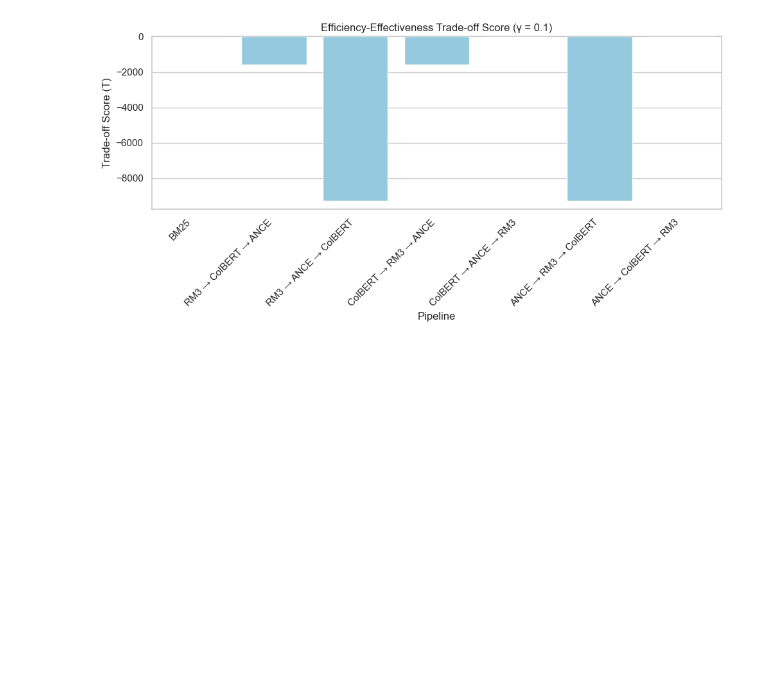
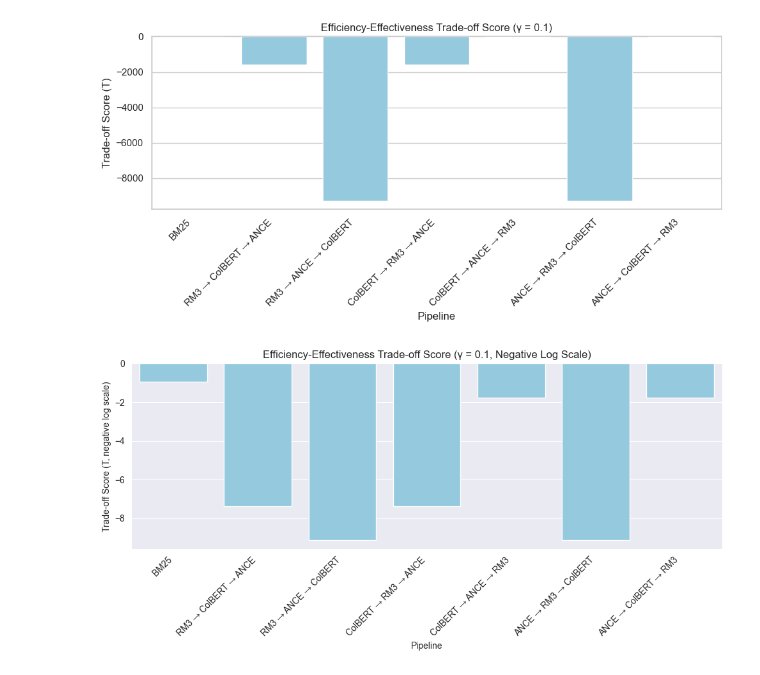
Before and after one commit to VIO47/IR-research-project, a Jupyter notebook: results.ipynb, the cells around one changed output. Drawn from its saved outputs; the diff is of its cells as text; code cells hidden in the pictures; blank space fills up the shorter version.

Commit message:
Trade-off score graph in negative log scale

```diff
--- a/results.ipynb
+++ b/results.ipynb
@@ -112,3 +112,21 @@ plt.tight_layout()
 plt.show()
 # %% [output]
 [figure]
+# %%
+<import numpy as np
+import math
+
+df["tradeoff_score_neg"] = -df["tradeoff_score"]
+df["tradeoff_score_log"] = np.log(df["tradeoff_score_neg"])
+df["tradeoff_score_log_neg"] = - df["tradeoff_score_log"]
+
+plt.figure(figsize=(10, 5))
+sns.barplot(data=df, x="label", y="tradeoff_score_log_neg", color="skyblue")
+plt.title(f"Efficiency-Effectiveness Trade-off Score (γ = {gamma}, Negative Log Scale)")
+plt.xlabel("Pipeline")
+plt.ylabel("Trade-off Score (T, negative log scale)")
+plt.xticks(rotation=45, ha="right")
+plt.tight_layout()
+plt.show()
+# %% [output]
+[figure, added]
```
Also changed, not shown: parts of 1 cell of this notebook.
